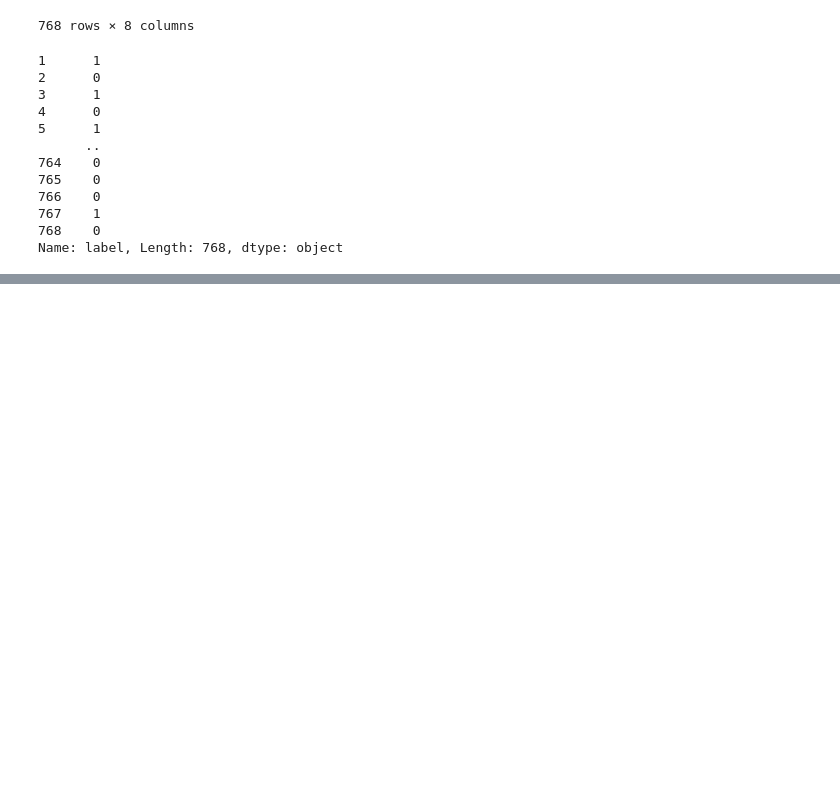
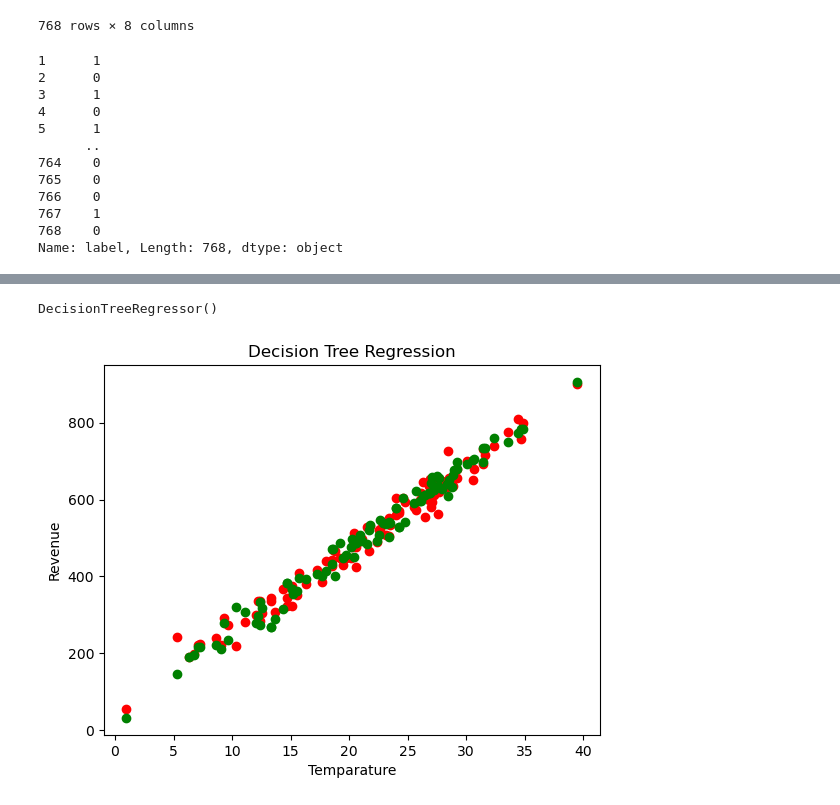
Before and after one commit to Spap123/DIG-Classes, a Jupyter notebook: 25th June Batch/Class 05.03.2023 - DT - RF Notebook.ipynb, the cells around one changed output, grey strips where cells are left out. Saved outputs shown, nothing was run; the diff lists cells and outputs as text; code cells hidden in the pictures; blank space fills up the shorter version.

```diff
--- a/25th June Batch/Class 05.03.2023 - DT - RF Notebook.ipynb
+++ b/25th June Batch/Class 05.03.2023 - DT - RF Notebook.ipynb
@@ -121,0 +157,2 @@ accuracy 0.7727272727272727
+# %%
+xtrain,xtest,ytrain,ytest = train_test_split(x,y,test_size=0.2)
@@ -121,0 +177,17 @@ accuracy 0.7727272727272727
+# %%
+drg = DecisionTreeRegressor()
+# %%
+drg.fit(xtrain,ytrain)
+# %% [output]
+DecisionTreeRegressor()
+# %%
+ypred = drg.predict(xtest)
+# %%
+plt.scatter(xtest,ytest , color = "red")
+plt.scatter(xtest,ypred, color = 'green')
+plt.title("Decision Tree Regression")
+plt.xlabel("Temparature")
+plt.ylabel("Revenue")
+plt.show()
+# %% [output]
+[figure, added]
```
Also changed, not shown: parts of 32 cells of this notebook, 4 other files.
